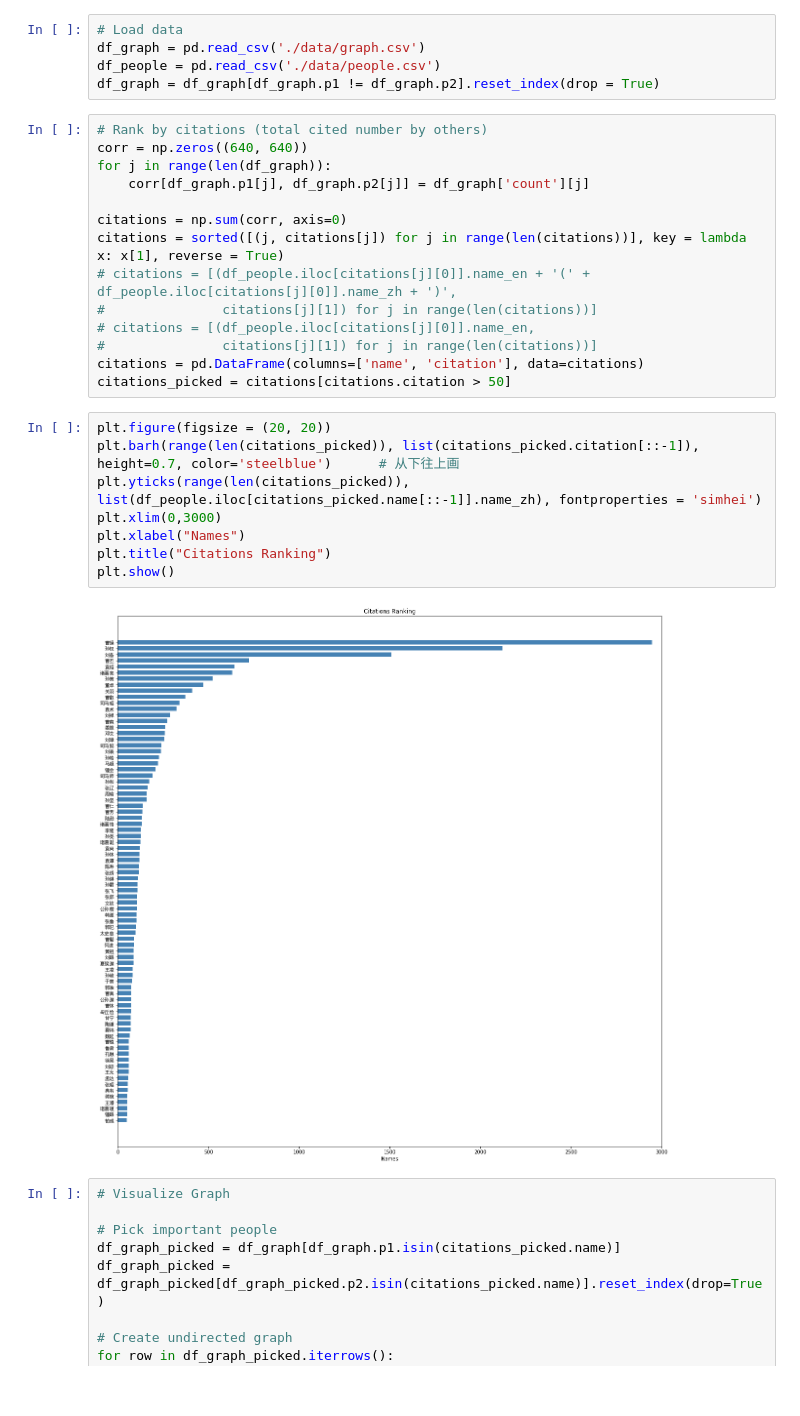
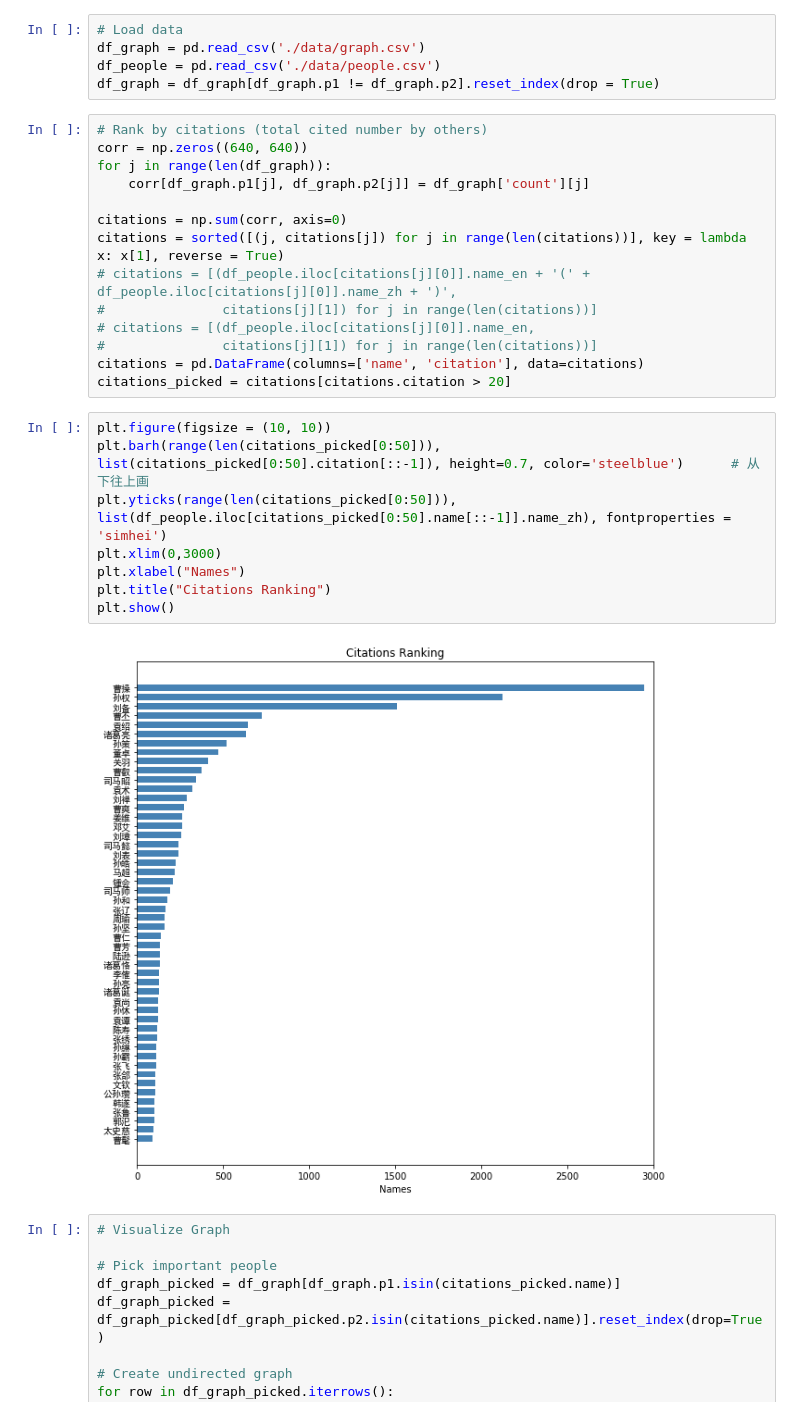
Before and after one commit to hengjiwang/three_kingdoms_social_network, a Jupyter notebook: 03_visualize_data.ipynb, the cells around one changed output. Drawn from its saved outputs; the diff is of its cells as text.

```diff
--- a/03_visualize_data.ipynb
+++ b/03_visualize_data.ipynb
@@ -23,17 +23,17 @@ citations = sorted([(j, citations[j]) for j in range(len(citations))], key = lam
 # citations = [(df_people.iloc[citations[j][0]].name_en,
 #               citations[j][1]) for j in range(len(citations))]
 citations = pd.DataFrame(columns=['name', 'citation'], data=citations)
-citations_picked = citations[citations.citation > 50]
+citations_picked = citations[citations.citation > 20]
 # %%
-plt.figure(figsize = (20, 20))
-plt.barh(range(len(citations_picked)), list(citations_picked.citation[::-1]), height=0.7, color='steelblue')      # 从下往上画
-plt.yticks(range(len(citations_picked)), list(df_people.iloc[citations_picked.name[::-1]].name_zh), fontproperties = 'simhei')
+plt.figure(figsize = (10, 10))
+plt.barh(range(len(citations_picked[0:50])), list(citations_picked[0:50].citation[::-1]), height=0.7, color='steelblue')      # 从下往上画
+plt.yticks(range(len(citations_picked[0:50])), list(df_people.iloc[citations_picked[0:50].name[::-1]].name_zh), fontproperties = 'simhei')
 plt.xlim(0,3000)
 plt.xlabel("Names")
 plt.title("Citations Ranking")
 plt.show()
 # %% [output]
-[figure, old version]
+[figure, new version]
 # %%
 # Visualize Graph
 
```
Also changed, not shown: parts of 1 cell of this notebook.
